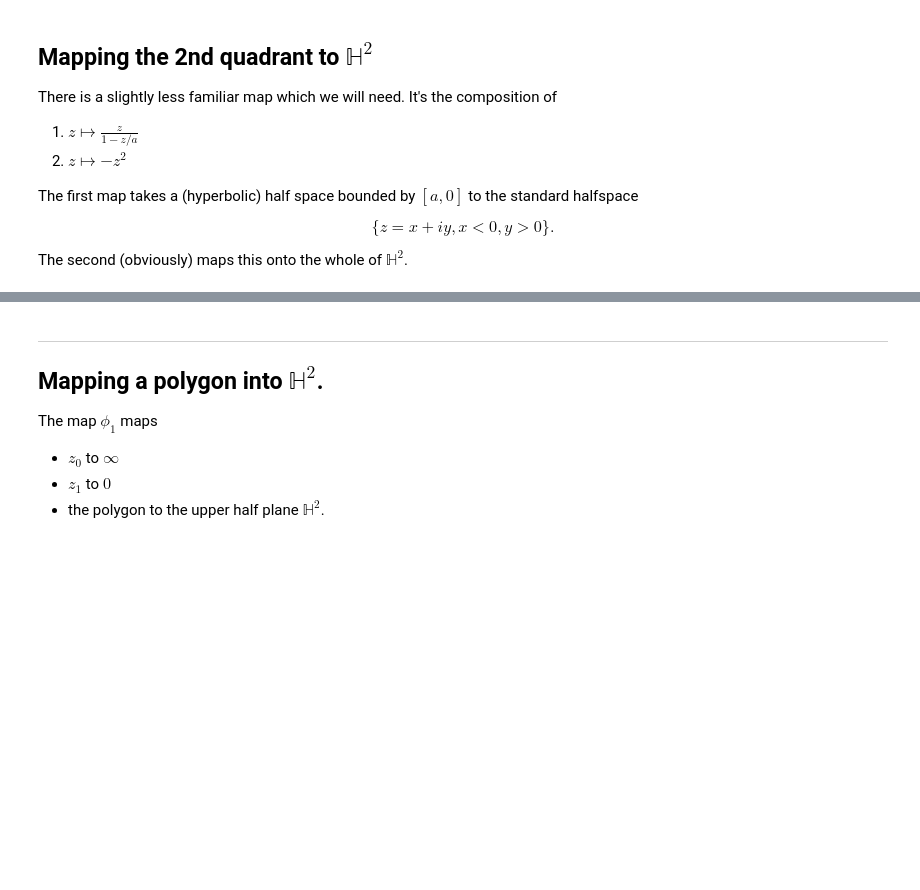
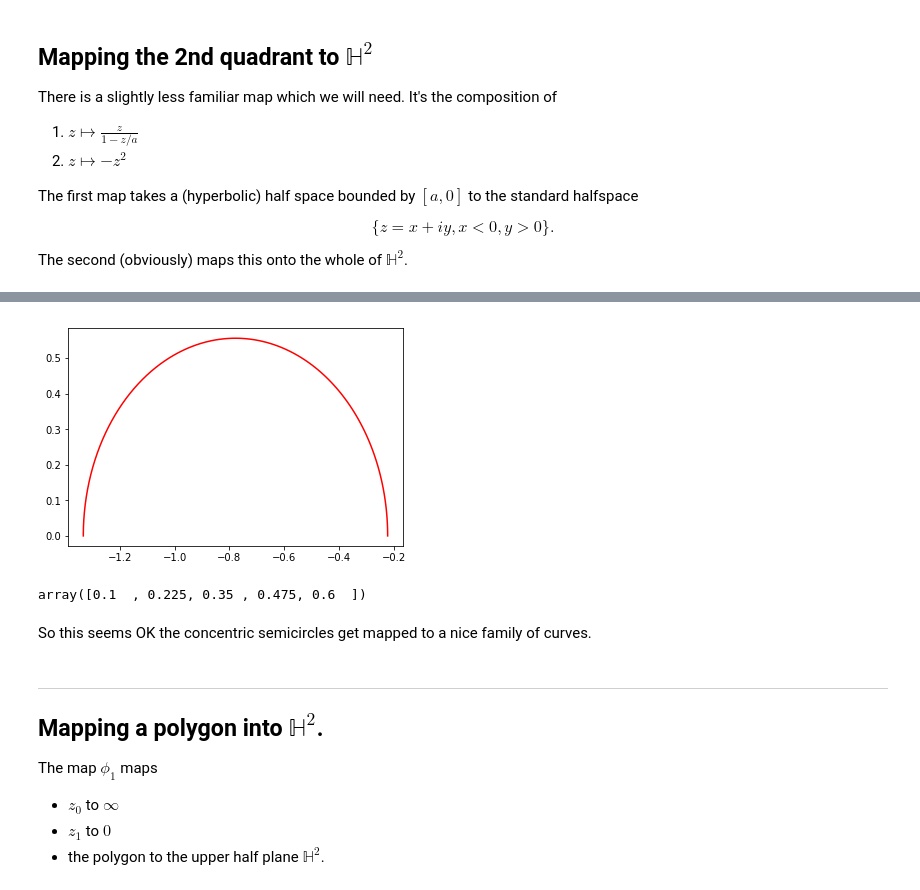
Before and after one commit to macbuse/CONFORMAL, a Jupyter notebook: zipper_conf_prod.ipynb, the cells around one changed output, grey strips where cells are left out. Drawn from its saved outputs; the diff is of its cells as text; code cells hidden in the pictures; blank space fills up the shorter version.

```diff
--- a/zipper_conf_prod.ipynb
+++ b/zipper_conf_prod.ipynb
@@ -196,23 +196,6 @@ def half2plane(a,z):
     # the minus is here because the 2nd  quadrant
     # is mapped to the lower half plane by z -> z**2
     return -( z / (z - a) )**2
-
-# check this
-# the inverse of the (n+1)-th map
-def plane2half(a,z):
-    if cmath.isinf(z):
-        return a
-
-    if abs(z) < 1e-11:
-        return 0
-
-    if abs(z + (1j*a)**2) < 1e-11:
-        return cmath.inf
-
-    sq = cmath.sqrt(-z)
-    if sq.imag*z.imag < 0:
-        sq *= -1
-    return sq*a/(1j*a + sq)
 # %%
 T = np.linspace(0, np.pi, 120)
 ZS = np.cos(T) + 1J*np.sin(T)
@@ -230,3 +221,29 @@ for r in np.linspace(.2, R, 10):
+# %%
+# check this
+# the inverse of the (n+1)-th map
+def plane2half(a,z):
+    if z.imag < 0:
+        raise ValueError('a not in upper half space')
+
+    if cmath.isinf(z):
+        return a
+
+    if abs(z - a**2) < 1e-11:
+        return cmath.inf
+
+    sq = 1J*cmath.sqrt(z)
+    return sq*a/(sq + a)
+
+ZZ = np.array(list(map(lambda z: plane2half(-2, z), WS)))
+plt_cplx(ZZ)
+# %% [output]
+[figure, added]
+# %%
+R
+# %% [output]
+array([0.1  , 0.225, 0.35 , 0.475, 0.6  ])
+# %% [markdown]
+So this seems OK the concentric semicircles get mapped to a nice family of curves.
 # %% [markdown]
 ---
 ## Mapping a polygon into $\mathbb{H}^2$.
```
Also changed, not shown: parts of 2 cells of this notebook.
